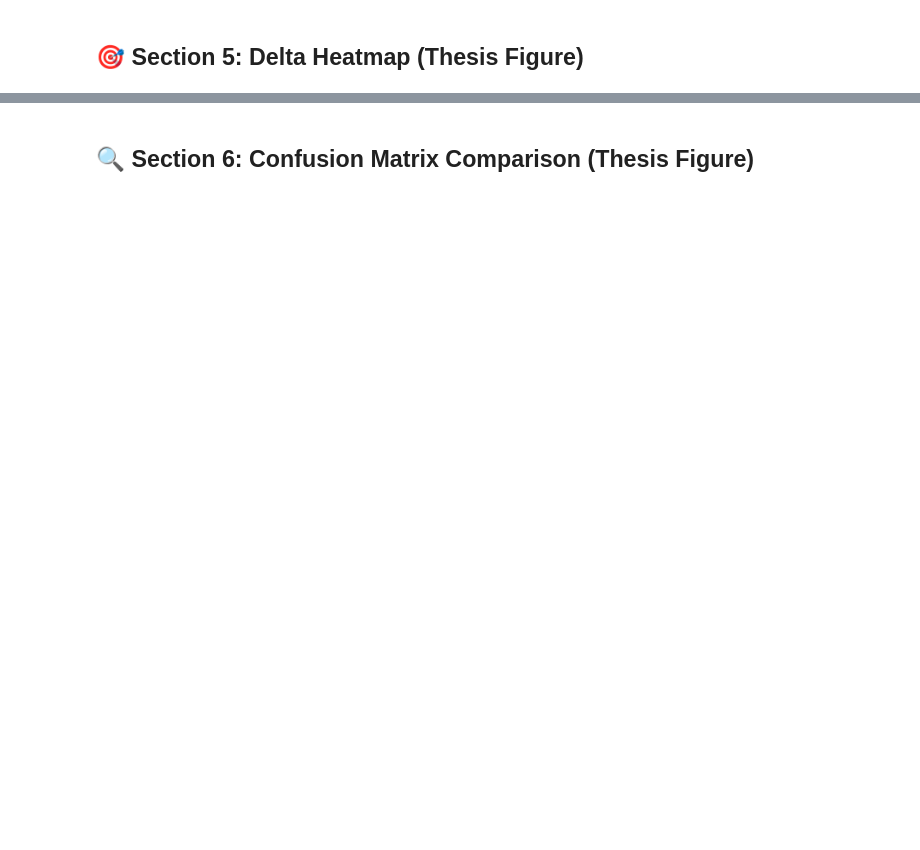
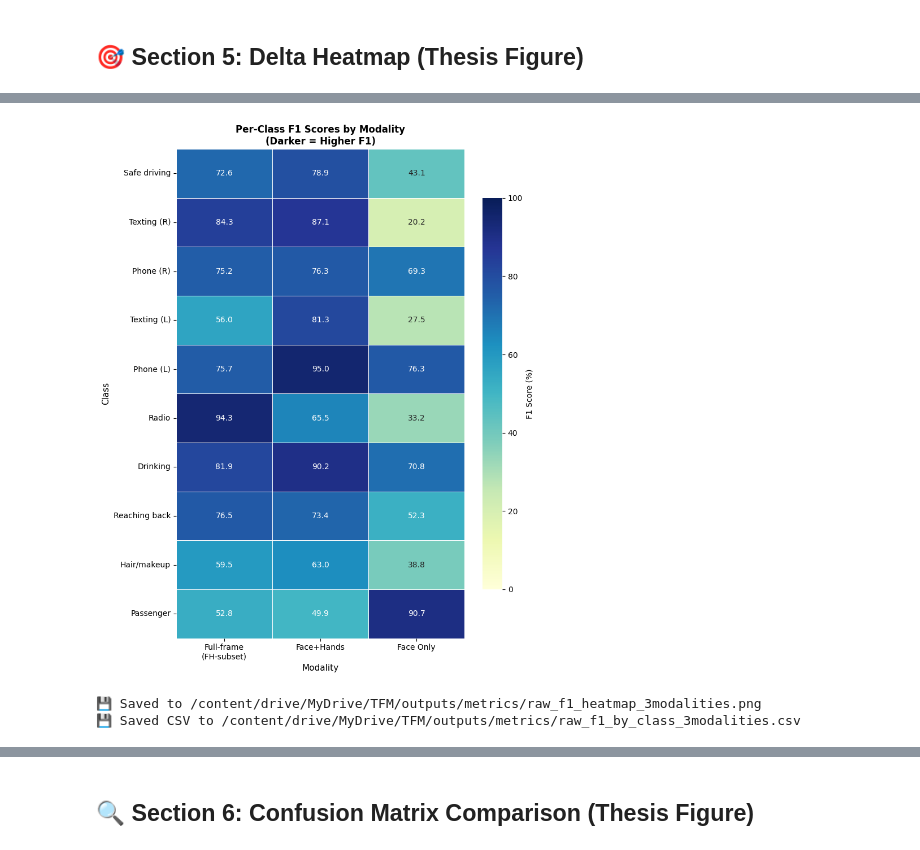
Before and after one commit to ClaudiaCPach/CNNs-distracted-driving, a Jupyter notebook: notebooks/04_modality_analysis.ipynb, the cells around one changed output, grey strips where cells are left out. Cells and saved outputs as stored; diff of their text form; code cells hidden in the pictures; blank space fills up the shorter version.

```diff
--- a/notebooks/04_modality_analysis.ipynb
+++ b/notebooks/04_modality_analysis.ipynb
@@ -489,0 +1298,62 @@ delta_matrix.to_csv(Path(OUT_ROOT) / "metrics" / "delta_f1_by_class.csv")
+# %%
+# ============================================================================
+# 📊 RAW F1 HEATMAP: Absolute per-class F1 scores
+# ============================================================================
+# Shows actual F1 values (not deltas) for easier interpretation.
+# Modalities: Full-frame (FH-subset), Face+Hands, Face Only
+
+import seaborn as sns
+import matplotlib.pyplot as plt
+import pandas as pd
+import numpy as np
+from pathlib import Path
+
+# Build raw F1 data
+raw_f1_data = []
+for c in range(10):
+    f1_ctrl_fh = modalities.get("Ctrl-FHSub", {}).get("per_class_f1", np.zeros(10))[c] if modalities.get("Ctrl-FHSub") else 0
+    f1_fh = modalities.get("Face+Hands", {}).get("per_class_f1", np.zeros(10))[c] if modalities.get("Face+Hands") else 0
+    f1_face = modalities.get("Face Only", {}).get("per_class_f1", np.zeros(10))[c] if modalities.get("Face Only") else 0
+
+    raw_f1_data.append({
+        "Class": CLASS_NAMES.get(c, f"c{c}"),
+        "Full-frame\n(FH-subset)": f1_ctrl_fh * 100,
+        "Face+Hands": f1_fh * 100,
+        "Face Only": f1_face * 100,
+    })
+
+raw_f1_df = pd.DataFrame(raw_f1_data)
+raw_f1_matrix = raw_f1_df.set_index("Class")[["Full-frame\n(FH-subset)", "Face+Hands", "Face Only"]]
+
+# Create heatmap
+fig, ax = plt.subplots(figsize=(8, 10))
+sns.heatmap(
+    raw_f1_matrix,
+    annot=True,
+    fmt=".1f",
+    cmap="YlGnBu",  # Yellow-Green-Blue: darker = higher F1
+    vmin=0,
+    vmax=100,
+    ax=ax,
+    linewidths=0.5,
+    cbar_kws={"label": "F1 Score (%)", "shrink": 0.8}
+)
+ax.set_title("Per-Class F1 Scores by Modality\n(Darker = Higher F1)", fontsize=12, fontweight="bold")
+ax.set_xlabel("Modality", fontsize=11)
+ax.set_ylabel("Class", fontsize=11)
+
+plt.tight_layout()
+
+out_path = Path(OUT_ROOT) / "metrics" / "raw_f1_heatmap_3modalities.png"
+out_path.parent.mkdir(parents=True, exist_ok=True)
+plt.savefig(out_path, dpi=150, bbox_inches="tight")
+plt.show()
+print(f"💾 Saved to {out_path}")
+
+# Also save CSV
+raw_f1_matrix.to_csv(Path(OUT_ROOT) / "metrics" / "raw_f1_by_class_3modalities.csv")
+print(f"💾 Saved CSV to {Path(OUT_ROOT) / 'metrics' / 'raw_f1_by_class_3modalities.csv'}")
+# %% [output]
+[figure, added]
+💾 Saved to /content/drive/MyDrive/TFM/outputs/metrics/raw_f1_heatmap_3modalities.png
+💾 Saved CSV to /content/drive/MyDrive/TFM/outputs/metrics/raw_f1_by_class_3modalities.csv
```
Also changed, not shown: parts of 24 cells of this notebook, 3 other files.
